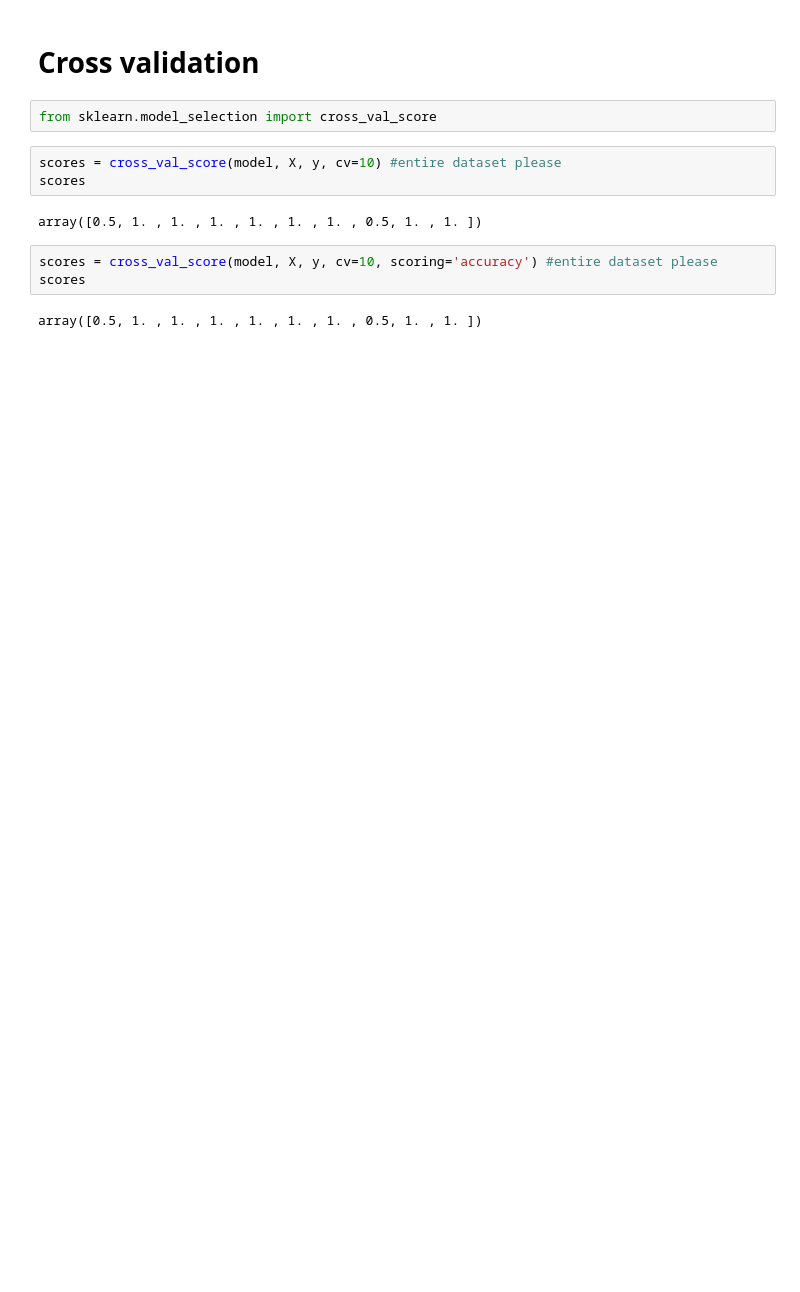
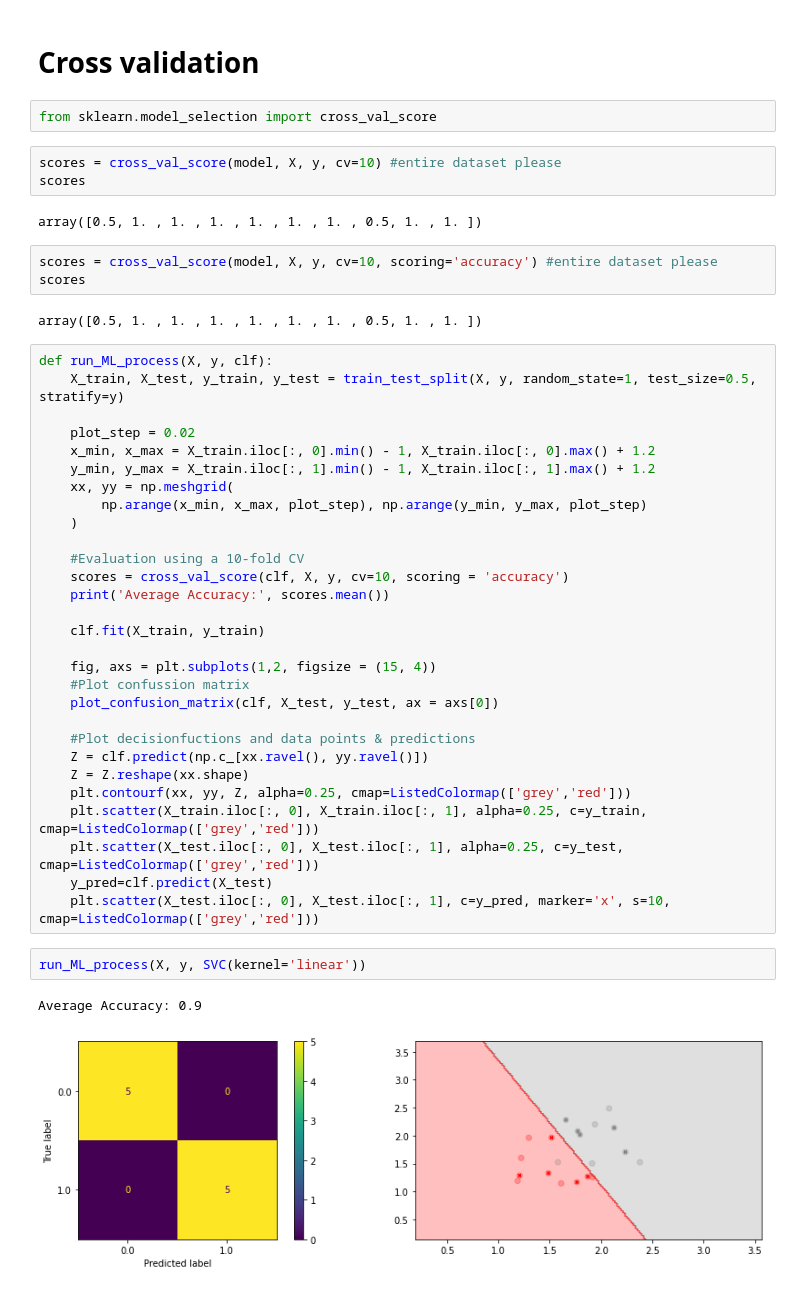
Before and after one commit to khoadaniel/Python-Workshop-2022, a Jupyter notebook: ML-model-evaluation.ipynb, the cells around one changed output. Drawn from its saved outputs; the diff is of its cells as text; blank space fills up the shorter version.

```diff
--- a/ML-model-evaluation.ipynb
+++ b/ML-model-evaluation.ipynb
@@ -146,3 +146,37 @@ scores = cross_val_score(model, X, y, cv=10, scoring='accuracy') #entire dataset
 scores
 # %% [output]
 array([0.5, 1. , 1. , 1. , 1. , 1. , 1. , 0.5, 1. , 1. ])
+# %%
+def run_ML_process(X, y, clf):
+    X_train, X_test, y_train, y_test = train_test_split(X, y, random_state=1, test_size=0.5, stratify=y)
+
+    plot_step = 0.02
+    x_min, x_max = X_train.iloc[:, 0].min() - 1, X_train.iloc[:, 0].max() + 1.2
+    y_min, y_max = X_train.iloc[:, 1].min() - 1, X_train.iloc[:, 1].max() + 1.2
+    xx, yy = np.meshgrid(
+        np.arange(x_min, x_max, plot_step), np.arange(y_min, y_max, plot_step)
+    )
+
+    #Evaluation using a 10-fold CV
+    scores = cross_val_score(clf, X, y, cv=10, scoring = 'accuracy')
+    print('Average Accuracy:', scores.mean())
+
+    clf.fit(X_train, y_train)
+
+    fig, axs = plt.subplots(1,2, figsize = (15, 4))
+    #Plot confussion matrix
+    plot_confusion_matrix(clf, X_test, y_test, ax = axs[0])
+
+    #Plot decisionfuctions and data points & predictions
+    Z = clf.predict(np.c_[xx.ravel(), yy.ravel()])
+    Z = Z.reshape(xx.shape)
+    plt.contourf(xx, yy, Z, alpha=0.25, cmap=ListedColormap(['grey','red']))
+    plt.scatter(X_train.iloc[:, 0], X_train.iloc[:, 1], alpha=0.25, c=y_train, cmap=ListedColormap(['grey','red']))
+    plt.scatter(X_test.iloc[:, 0], X_test.iloc[:, 1], alpha=0.25, c=y_test, cmap=ListedColormap(['grey','red']))
+    y_pred=clf.predict(X_test)
+    plt.scatter(X_test.iloc[:, 0], X_test.iloc[:, 1], c=y_pred, marker='x', s=10, cmap=ListedColormap(['grey','red']))
+# %%
+run_ML_process(X, y, SVC(kernel='linear'))
+# %% [output]
+Average Accuracy: 0.9
+[figure, added]
```
Also changed, not shown: parts of 1 cell of this notebook, 1 other file.
